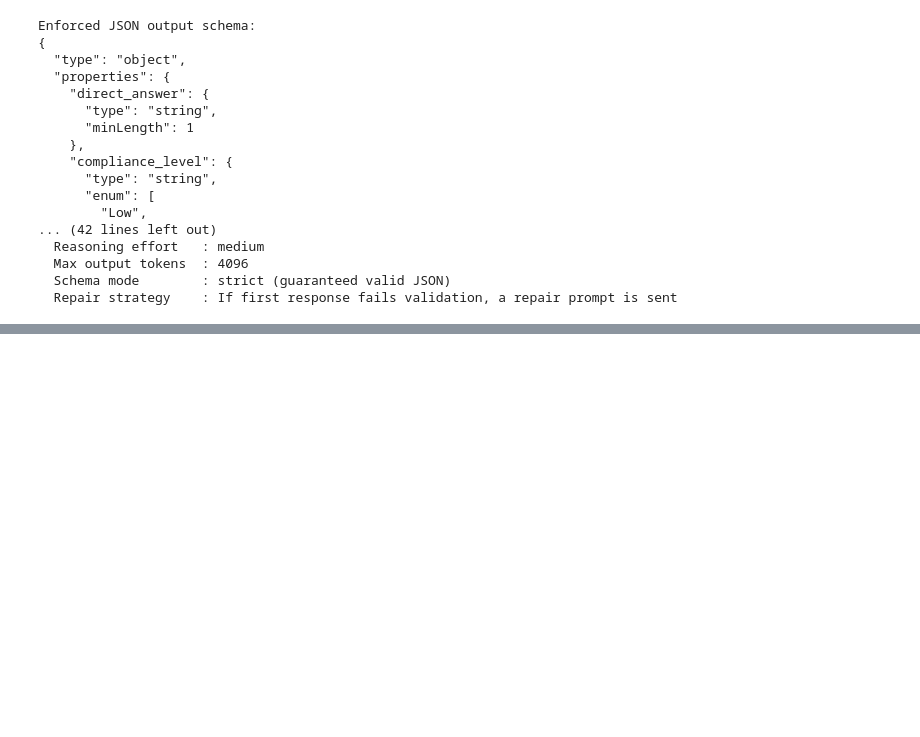
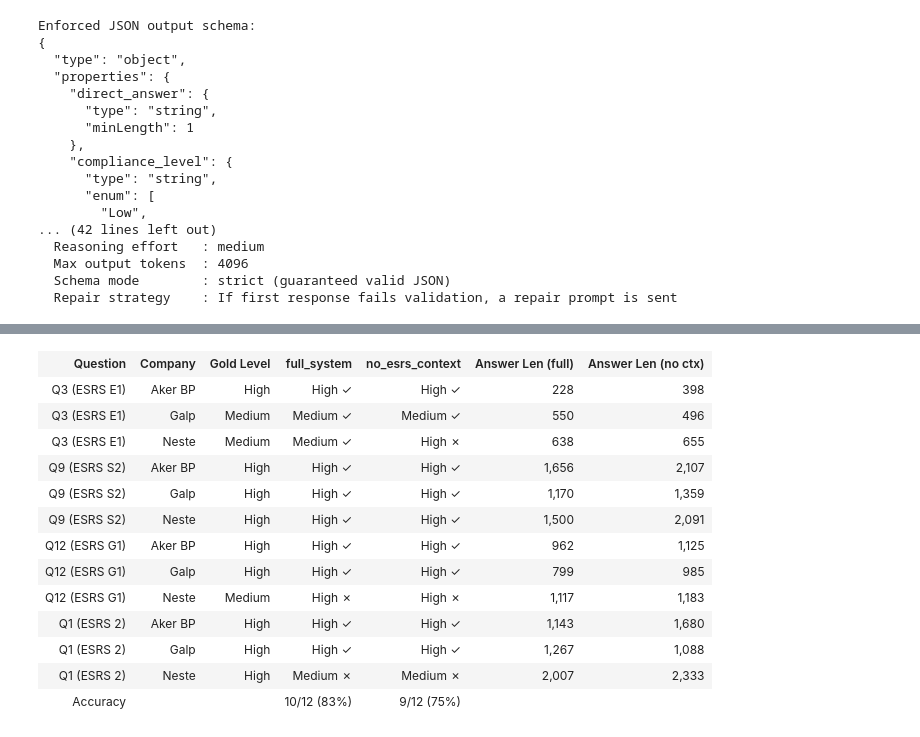
Before and after one commit to sinahaghgoo/ESRS-Regulation-Bot, a Jupyter notebook: notebooks/03_rq2_prompt_injection_walkthrough.ipynb, the cells around one changed output, grey strips where cells are left out. Saved outputs shown, nothing was run; the diff lists cells and outputs as text; code cells hidden in the pictures; blank space fills up the shorter version.

Commit message:
RQ 2 - First final

```diff
--- a/notebooks/03_rq2_prompt_injection_walkthrough.ipynb
+++ b/notebooks/03_rq2_prompt_injection_walkthrough.ipynb
@@ -604,11 +842,0 @@ show_result("Condition: no_esrs_context (WITHOUT ESRS context)", result_no_ctx,
-# %%
-print("KEY FINDINGS — full_system (WITH ESRS context)")
-print("─" * 60)
-for i, f in enumerate(result_full.get("key_findings", []), 1):
-    print(f"  {i}. {textwrap.fill(f, width=90, subsequent_indent='     ')}")
-
-print(f"\n{'─'*60}")
-print("KEY FINDINGS — no_esrs_context (WITHOUT ESRS context)")
-print("─" * 60)
-for i, f in enumerate(result_no_ctx.get("key_findings", []), 1):
-    print(f"  {i}. {textwrap.fill(f, width=90, subsequent_indent='     ')}")
@@ -738,0 +843,77 @@ explicit regulatory guidance.
+# %%
+# Build a comprehensive summary table across all examples
+tbl = '''
+<table style="border-collapse:collapse; width:100%; font-size:0.88em; margin-top:1em;">
+<tr style="background:#2c3e50; color:white;">
+    <th style="padding:8px 12px; text-align:left;">Question</th>
+    <th style="padding:8px 12px; text-align:left;">Company</th>
+    <th style="padding:8px 12px; text-align:center;">Gold Level</th>
+    <th style="padding:8px 12px; text-align:center;">full_system</th>
+    <th style="padding:8px 12px; text-align:center;">no_esrs_context</th>
+    <th style="padding:8px 12px; text-align:center;">Answer Len (full)</th>
+    <th style="padding:8px 12px; text-align:center;">Answer Len (no ctx)</th>
+</tr>
+'''
+
+row_idx = 0
+matches_full = 0
+matches_none = 0
+total_count = 0
+
+for qid in EXAMPLE_QUESTIONS:
+    first = examples[qid][EXAMPLE_COMPANIES[0]]
+    for comp in EXAMPLE_COMPANIES:
+        s = examples[qid][comp]
+        r_full = results[(qid, comp, "full_system")]
+        r_none = results[(qid, comp, "no_esrs_context")]
+        gold = s.fulfillment_level
+
+        full_match = r_full["compliance_level"] == gold
+        none_match = r_none["compliance_level"] == gold
+        if full_match: matches_full += 1
+        if none_match: matches_none += 1
+        total_count += 1
+
+        def level_cell(level, match):
+            color = {"High": "#27ae60", "Medium": "#f39c12", "Low": "#e74c3c"}.get(level, "#333")
+            icon = "✓" if match else "✗"
+            icon_color = "#27ae60" if match else "#e74c3c"
+            return f'<span style="color:{color}; font-weight:bold;">{level}</span> <span style="color:{icon_color};">{icon}</span>'
+
+        bg = "#f8f9fa" if row_idx % 2 == 0 else "#fff"
+        tbl += f'''<tr style="background:{bg};">
+            <td style="padding:6px 12px; border-bottom:1px solid #eee;">{qid} ({first.esrs_standard})</td>
+            <td style="padding:6px 12px; border-bottom:1px solid #eee;">{comp}</td>
+            <td style="padding:6px 12px; text-align:center; border-bottom:1px solid #eee; font-weight:bold;">{gold}</td>
+            <td style="padding:6px 12px; text-align:center; border-bottom:1px solid #eee;">{level_cell(r_full["compliance_level"], full_match)}</td>
+            <td style="padding:6px 12px; text-align:center; border-bottom:1px solid #eee;">{level_cell(r_none["compliance_level"], none_match)}</td>
+            <td style="padding:6px 12px; text-align:center; border-bottom:1px solid #eee;">{len(r_full.get("answer", "")):,}</td>
+            <td style="padding:6px 12px; text-align:center; border-bottom:1px solid #eee;">{len(r_none.get("answer", "")):,}</td>
+        </tr>'''
+        row_idx += 1
+
+# Summary row
+tbl += f'''<tr style="background:#2c3e50; color:white; font-weight:bold;">
+    <td colspan="3" style="padding:8px 12px;">Accuracy</td>
+    <td style="padding:8px 12px; text-align:center;">{matches_full}/{total_count} ({100*matches_full/total_count:.0f}%)</td>
+    <td style="padding:8px 12px; text-align:center;">{matches_none}/{total_count} ({100*matches_none/total_count:.0f}%)</td>
+    <td colspan="2"></td>
+</tr>'''
+tbl += '</table>'
+
+display(HTML(tbl))
+# %% [output]
+| Question | Company | Gold Level | full_system | no_esrs_context | Answer Len (full) | Answer Len (no ctx) |
+| Q3 (ESRS E1) | Aker BP | High | High ✓ | High ✓ | 228 | 398 |
+| Q3 (ESRS E1) | Galp | Medium | Medium ✓ | Medium ✓ | 550 | 496 |
+| Q3 (ESRS E1) | Neste | Medium | Medium ✓ | High ✗ | 638 | 655 |
+| Q9 (ESRS S2) | Aker BP | High | High ✓ | High ✓ | 1,656 | 2,107 |
+| Q9 (ESRS S2) | Galp | High | High ✓ | High ✓ | 1,170 | 1,359 |
+| Q9 (ESRS S2) | Neste | High | High ✓ | High ✓ | 1,500 | 2,091 |
+| Q12 (ESRS G1) | Aker BP | High | High ✓ | High ✓ | 962 | 1,125 |
+| Q12 (ESRS G1) | Galp | High | High ✓ | High ✓ | 799 | 985 |
+| Q12 (ESRS G1) | Neste | Medium | High ✗ | High ✗ | 1,117 | 1,183 |
+| Q1 (ESRS 2) | Aker BP | High | High ✓ | High ✓ | 1,143 | 1,680 |
+| Q1 (ESRS 2) | Galp | High | High ✓ | High ✓ | 1,267 | 1,088 |
+| Q1 (ESRS 2) | Neste | High | Medium ✗ | Medium ✗ | 2,007 | 2,333 |
+| Accuracy |  |  | 10/12 (83%) | 9/12 (75%) |  |  |
```
Also changed, not shown: parts of 48 cells of this notebook, 5 other files.
